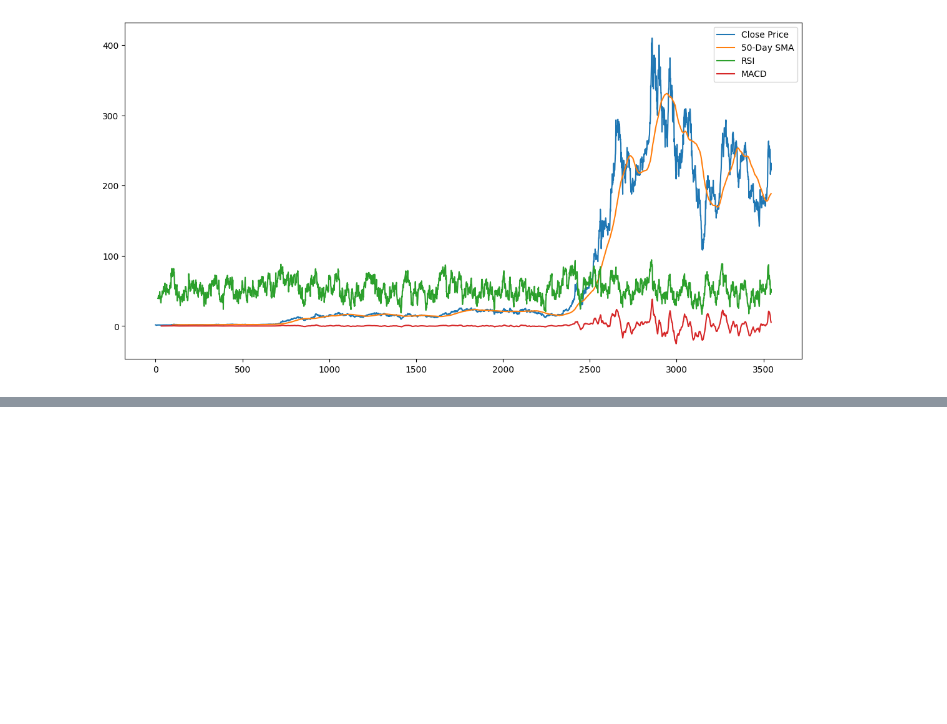
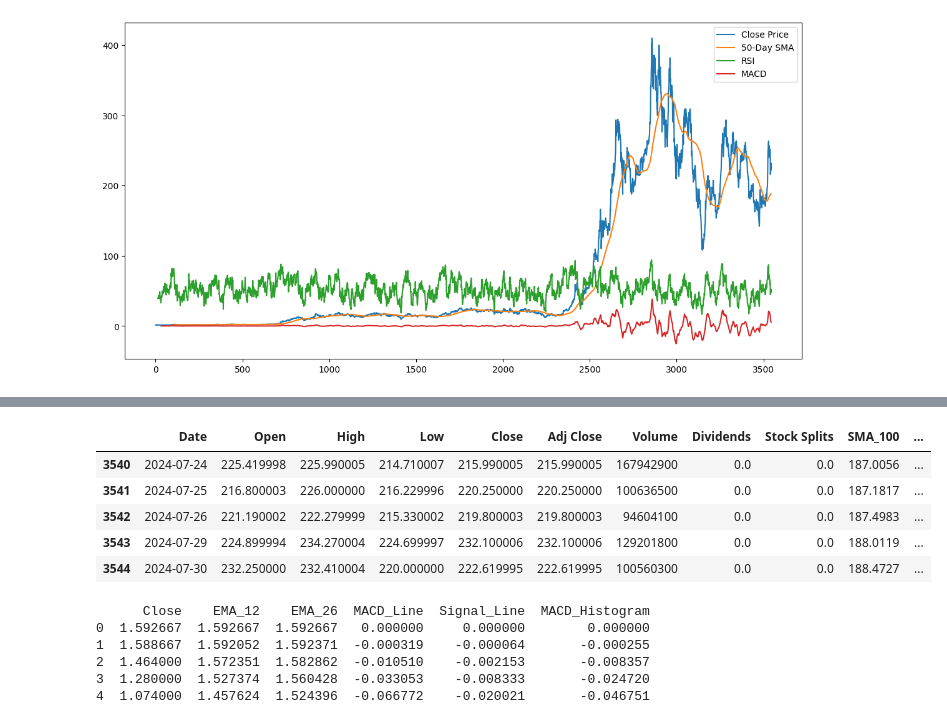
Before and after one commit to Leulseged-Mesfin/Nova-Financial-Solutions-Data-Analysis, a Jupyter notebook: notbooks/task-2.ipynb, the cells around one changed output, grey strips where cells are left out. Saved outputs shown, nothing was run; the diff lists cells and outputs as text; code cells hidden in the pictures; blank space fills up the shorter version.

```diff
--- a/notbooks/task-2.ipynb
+++ b/notbooks/task-2.ipynb
@@ -136,0 +158,53 @@ plt.show()
+# %%
+# Calculate RSI
+def calculate_rsi(series, period=14):
+    delta = series.diff(1)
+    gain = (delta.where(delta > 0, 0)).fillna(0)
+    loss = (-delta.where(delta < 0, 0)).fillna(0)
+
+    avg_gain = gain.rolling(window=period).mean()
+    avg_loss = loss.rolling(window=period).mean()
+
+    rs = avg_gain / avg_loss
+    rsi = 100 - (100 / (1 + rs))
+
+    return rsi
+
+tesla_df['RSI_p'] = calculate_rsi(tesla_df['Close'])
+# %%
+tesla_df.tail()
+# %% [output]
+|  | Date | Open | High | Low | Close | Adj Close | Volume | Dividends | Stock Splits | SMA_100 | ... |
+| 3540 | 2024-07-24 | 225.419998 | 225.990005 | 214.710007 | 215.990005 | 215.990005 | 167942900 | 0.0 | 0.0 | 187.0056 | ... |
+| 3541 | 2024-07-25 | 216.800003 | 226.000000 | 216.229996 | 220.250000 | 220.250000 | 100636500 | 0.0 | 0.0 | 187.1817 | ... |
+| 3542 | 2024-07-26 | 221.190002 | 222.279999 | 215.330002 | 219.800003 | 219.800003 | 94604100 | 0.0 | 0.0 | 187.4983 | ... |
+| 3543 | 2024-07-29 | 224.899994 | 234.270004 | 224.699997 | 232.100006 | 232.100006 | 129201800 | 0.0 | 0.0 | 188.0119 | ... |
+| 3544 | 2024-07-30 | 232.250000 | 232.410004 | 220.000000 | 222.619995 | 222.619995 | 100560300 | 0.0 | 0.0 | 188.4727 | ... |
+# %%
+# Calculate MACD
+
+
+# Calculate the 12-day EMA
+tesla_df['EMA_12'] = tesla_df['Close'].ewm(span=12, adjust=False).mean()
+
+# Calculate the 26-day EMA
+tesla_df['EMA_26'] = tesla_df['Close'].ewm(span=26, adjust=False).mean()
+
+# Calculate the MACD Line
+tesla_df['MACD_Line'] = tesla_df['EMA_12'] - tesla_df['EMA_26']
+
+# Calculate the Signal Line (9-day EMA of MACD Line)
+tesla_df['Signal_Line'] = tesla_df['MACD_Line'].ewm(span=9, adjust=False).mean()
+
+# Calculate the MACD Histogram
+tesla_df['MACD_Histogram'] = tesla_df['MACD_Line'] - tesla_df['Signal_Line']
+
+# Display the first few rows to see the calculated values
+print(tesla_df[['Close', 'EMA_12', 'EMA_26', 'MACD_Line', 'Signal_Line', 'MACD_Histogram']].head())
+# %% [output]
+      Close    EMA_12    EMA_26  MACD_Line  Signal_Line  MACD_Histogram
+0  1.592667  1.592667  1.592667   0.000000     0.000000        0.000000
+1  1.588667  1.592052  1.592371  -0.000319    -0.000064       -0.000255
+2  1.464000  1.572351  1.582862  -0.010510    -0.002153       -0.008357
+3  1.280000  1.527374  1.560428  -0.033053    -0.008333       -0.024720
+4  1.074000  1.457624  1.524396  -0.066772    -0.020021       -0.046751
```
Also changed, not shown: parts of 11 cells of this notebook, 1 other file.
